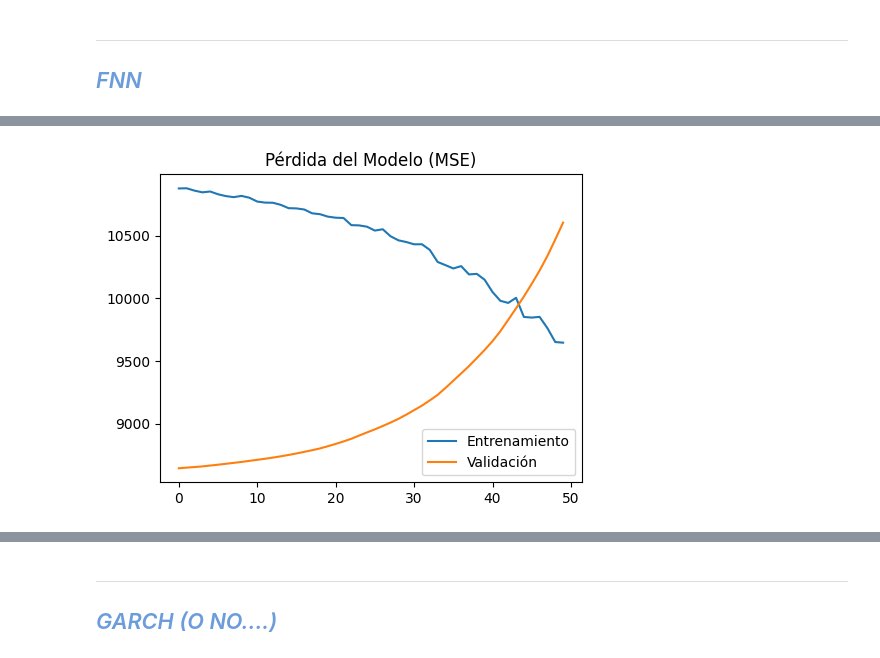
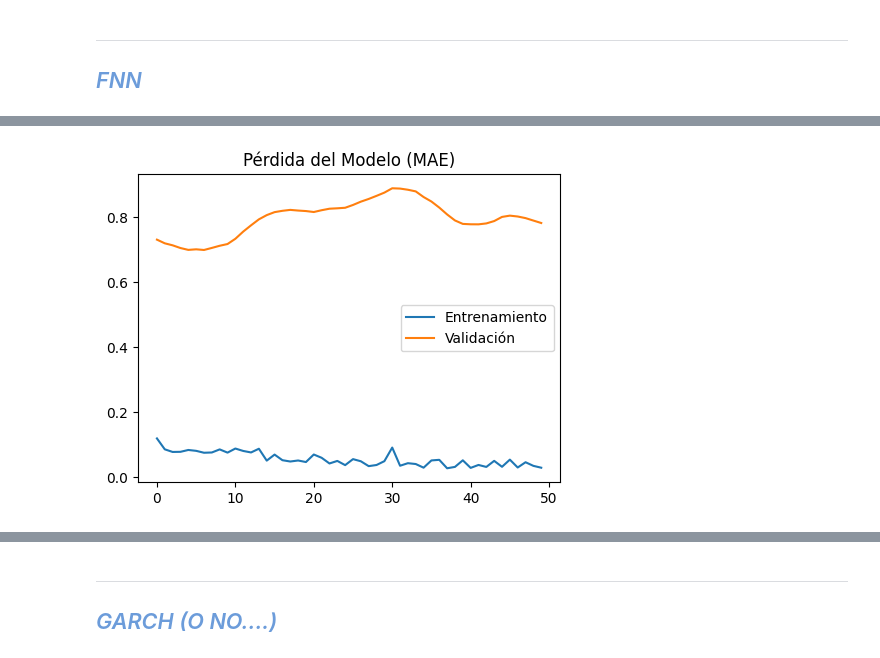
Before and after one commit to sarahbltn/GOLD_FNN_GARCH, a Jupyter notebook: examen_2_fnn_garch.ipynb, the cells around one changed output, grey strips where cells are left out. Saved outputs shown, nothing was run; the diff lists cells and outputs as text; code cells hidden in the pictures.

```diff
--- a/examen_2_fnn_garch.ipynb
+++ b/examen_2_fnn_garch.ipynb
@@ -199,7 +211,7 @@ y_train, y_test = y[:split], y[split:]
 # Construcción del modelo
 model = Sequential([
     # Primera capa oculta de 32 neuronas
-    Dense(64, activation='linear', input_shape=(window_size,)),
+    Dense(64, activation='relu', input_shape=(window_size,)),
     Dropout(0.1),
 
     Dense(64, activation="relu"),
@@ -209,19 +221,5 @@ model = Sequential([
     Dense(1)
 ])
 
-# Compilación
-model.compile(
-    optimizer= Adam(learning_rate=0.001),
-    loss='mse',
-    metrics=['mae']
-)
-
-# Entrenamiento
-history = model.fit(
-    X_train, y_train,
-    epochs=50,      # Aumenté a 100 para dar margen de aprendizaje
-    batch_size=32,    # Batch pequeño suele ayudar en series de tiempo cortas
-    validation_split=0.2,
-    verbose=1
-)
+print(model.summary())
 # %% [output]
@@ -246,0 +248,21 @@ Epoch 50/50
+# %%
+def directional_accuracy(y_true, y_pred):
+    return tf.reduce_mean(
+        tf.cast(tf.equal(tf.sign(y_true), tf.sign(y_pred)), tf.float32)
+    )
+
+# Compilación
+model.compile(
+    optimizer= Adam(learning_rate=0.001),
+    loss=Huber(delta=1),
+    metrics=[directional_accuracy]
+)
+
+# Entrenamiento
+history = model.fit(
+    X_train_scaled, y_train_scaled,
+    epochs=50,
+    batch_size=32,    # Batch pequeño suele ayudar en series de tiempo cortas
+    validation_split=0.2,
+    verbose=1
+)
@@ -247,14 +287,14 @@ Epoch 50/50
 # %%
 plt.figure(figsize=(12, 4))
 
 # Gráfico de Pérdida
 plt.subplot(1, 2, 1)
 plt.plot(history.history['loss'], label='Entrenamiento')
 plt.plot(history.history['val_loss'], label='Validación')
-plt.title('Pérdida del Modelo (MSE)')
+plt.title('Pérdida del Modelo (MAE)')
 plt.legend()
 
 plt.show()
 # %% [output]
-[figure, old version]
+[figure, new version]
 # %%
```
Also changed, not shown: parts of 15 cells of this notebook, 5 other files.
